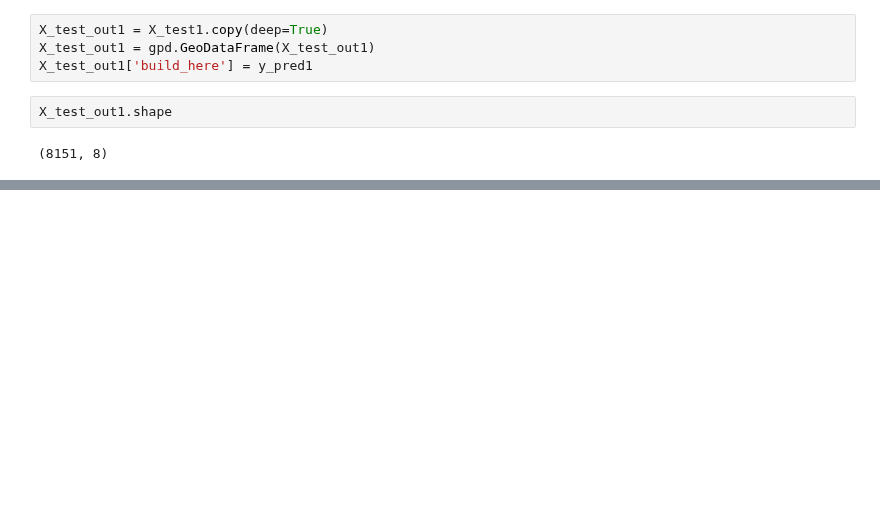
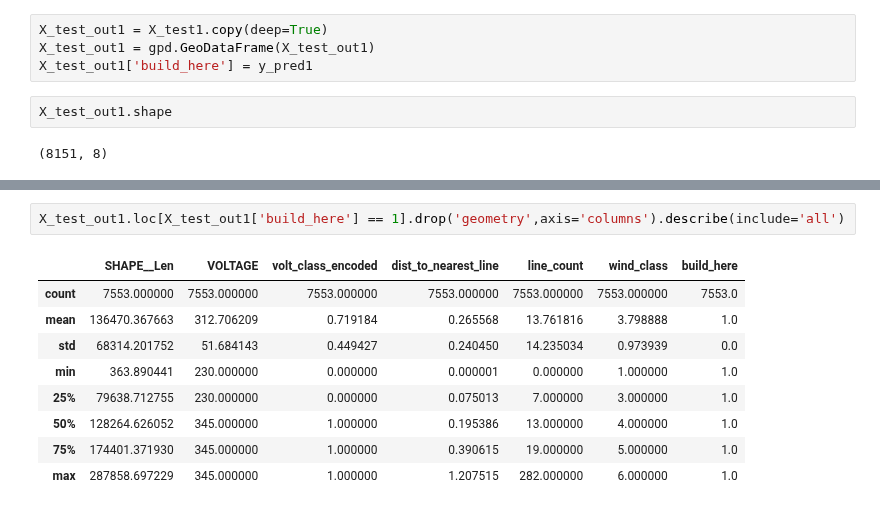
Before and after one commit to iamjeremybe/thinkful_data_science, a Jupyter notebook: Final Capstone/Thinkful Final Capstone - Siting Wind Farms - Supervised Learning models.ipynb, the cells around one changed output, grey strips where cells are left out. Drawn from its saved outputs; the diff is of its cells as text; blank space fills up the shorter version.

```diff
--- a/Final Capstone/Thinkful Final Capstone - Siting Wind Farms - Supervised Learning models.ipynb
+++ b/Final Capstone/Thinkful Final Capstone - Siting Wind Farms - Supervised Learning models.ipynb
@@ -197,0 +294,12 @@ scatter = plt.scatter(turbines_state['xlong'],turbines_state['ylat'],
+# %%
+X_test_out1.loc[X_test_out1['build_here'] == 1].drop('geometry',axis='columns').describe(include='all')
+# %% [output]
+|  | SHAPE__Len | VOLTAGE | volt_class_encoded | dist_to_nearest_line | line_count | wind_class | build_here |
+| count | 7553.000000 | 7553.000000 | 7553.000000 | 7553.000000 | 7553.000000 | 7553.000000 | 7553.0 |
+| mean | 136470.367663 | 312.706209 | 0.719184 | 0.265568 | 13.761816 | 3.798888 | 1.0 |
+| std | 68314.201752 | 51.684143 | 0.449427 | 0.240450 | 14.235034 | 0.973939 | 0.0 |
+| min | 363.890441 | 230.000000 | 0.000000 | 0.000001 | 0.000000 | 1.000000 | 1.0 |
+| 25% | 79638.712755 | 230.000000 | 0.000000 | 0.075013 | 7.000000 | 3.000000 | 1.0 |
+| 50% | 128264.626052 | 345.000000 | 1.000000 | 0.195386 | 13.000000 | 4.000000 | 1.0 |
+| 75% | 174401.371930 | 345.000000 | 1.000000 | 0.390615 | 19.000000 | 5.000000 | 1.0 |
+| max | 287858.697229 | 345.000000 | 1.000000 | 1.207515 | 282.000000 | 6.000000 | 1.0 |
```
Also changed, not shown: parts of 36 cells of this notebook.
